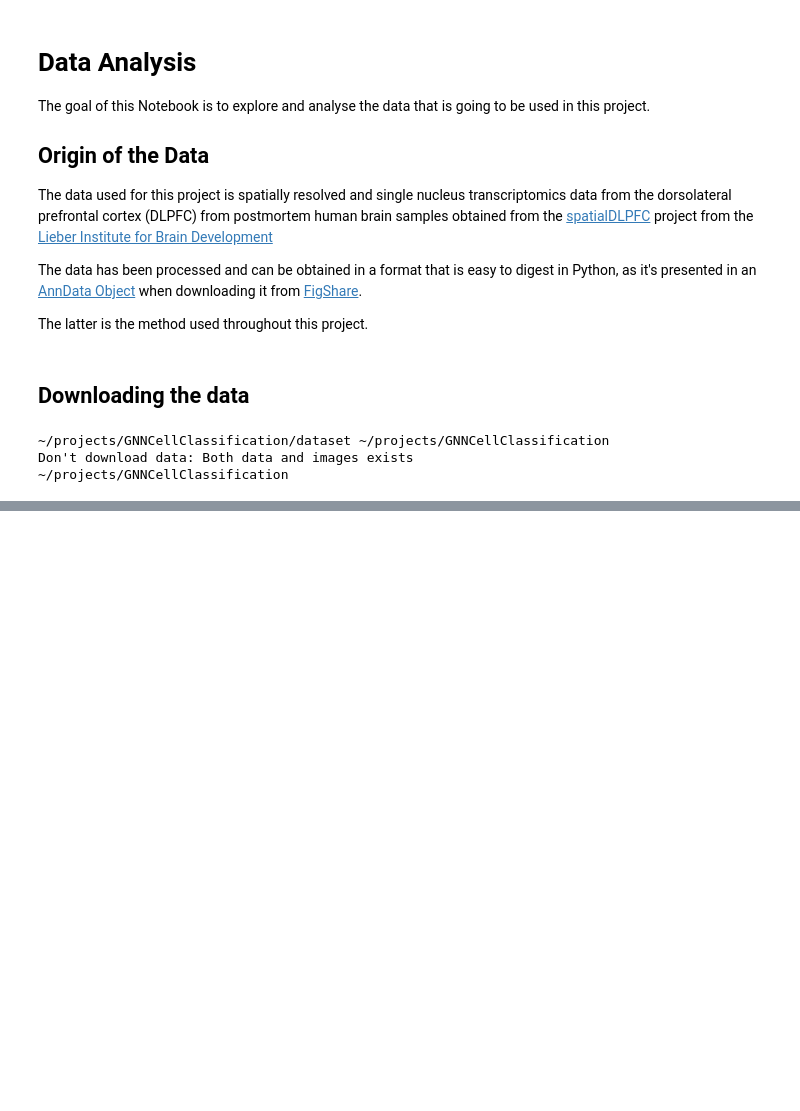
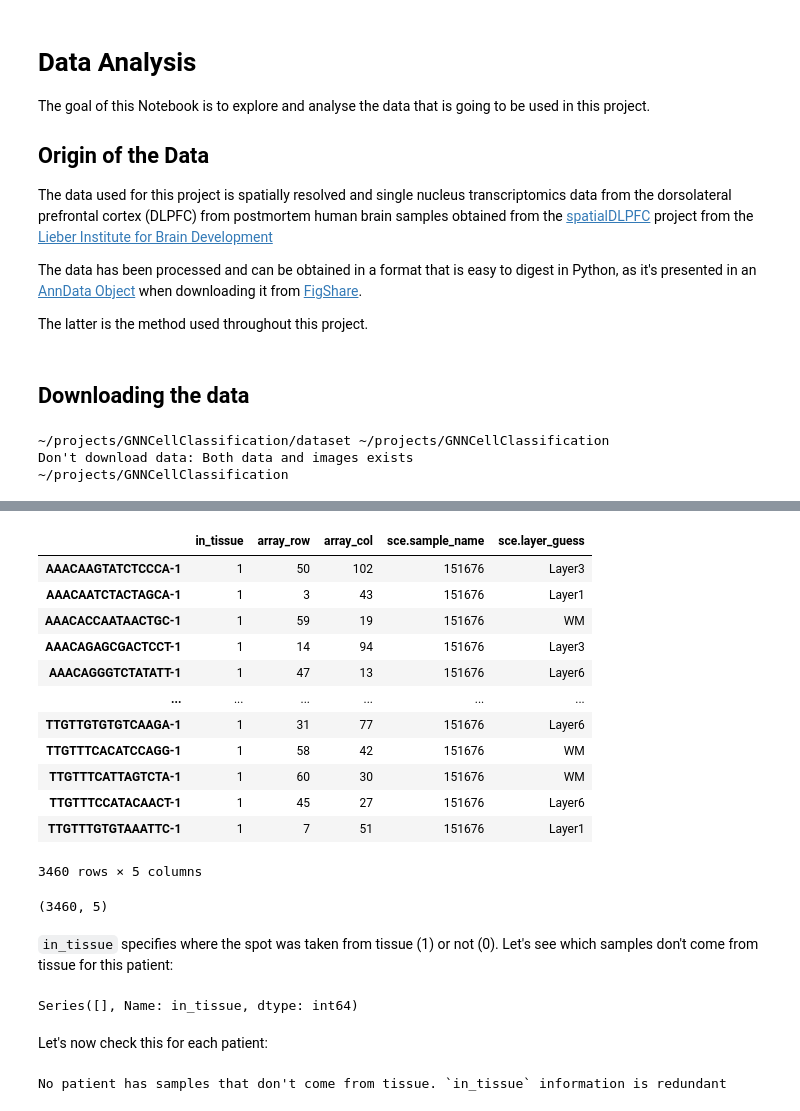
Before and after one commit to taomasgonzalez/GNNCellClassification, a Jupyter notebook: DataAnalysis.ipynb, the cells around one changed output, grey strips where cells are left out. Drawn from its saved outputs; the diff is of its cells as text; code cells hidden in the pictures; blank space fills up the shorter version.

Commit message:
DataAnalysis: explore and explain the data

```diff
--- a/DataAnalysis.ipynb
+++ b/DataAnalysis.ipynb
@@ -20,0 +28,9 @@ Don't download data: Both data and images exists
+# %%
+%load_ext autoreload
+%autoreload 2
+
+import importlib
+import preprocess
+
+data_dir, img_dir, graph_dir = "dataset/data", "dataset/images", "out/graphs"
+ann_data, histology_imgs = preprocess.main(data_dir, img_dir, graph_dir)
@@ -20,0 +116,41 @@ Don't download data: Both data and images exists
+# %%
+ann_data['151676'].obs
+# %% [output]
+|  | in_tissue | array_row | array_col | sce.sample_name | sce.layer_guess |
+| AAACAAGTATCTCCCA-1 | 1 | 50 | 102 | 151676 | Layer3 |
+| AAACAATCTACTAGCA-1 | 1 | 3 | 43 | 151676 | Layer1 |
+| AAACACCAATAACTGC-1 | 1 | 59 | 19 | 151676 | WM |
+| AAACAGAGCGACTCCT-1 | 1 | 14 | 94 | 151676 | Layer3 |
+| AAACAGGGTCTATATT-1 | 1 | 47 | 13 | 151676 | Layer6 |
+| ... | ... | ... | ... | ... | ... |
+| TTGTTGTGTGTCAAGA-1 | 1 | 31 | 77 | 151676 | Layer6 |
+| TTGTTTCACATCCAGG-1 | 1 | 58 | 42 | 151676 | WM |
+| TTGTTTCATTAGTCTA-1 | 1 | 60 | 30 | 151676 | WM |
+| TTGTTTCCATACAACT-1 | 1 | 45 | 27 | 151676 | Layer6 |
+| TTGTTTGTGTAAATTC-1 | 1 | 7 | 51 | 151676 | Layer1 |
+3460 rows × 5 columns
+# %%
+ann_data['151676'].obs.shape
+# %% [output]
+(3460, 5)
+# %% [markdown]
+`in_tissue` specifies where the spot was taken from tissue (1) or not (0).
+Let's see which samples don't come from tissue for this patient:
+# %%
+ann_data['151676'].obs['in_tissue'].loc[ann_data['151676'].obs['in_tissue'] == 0]
+# %% [output]
+Series([], Name: in_tissue, dtype: int64)
+# %% [markdown]
+Let's now check this for each patient:
+# %%
+no_tissue = False
+for patient_id in ann_data.keys():
+    len_i = len(ann_data[patient_id].obs['in_tissue'].loc[ann_data[patient_id].obs['in_tissue'] == 0])
+    no_tissue = len_i != 0
+    if no_tissue:
+        print(f"patient {patient_id} has samples that don't come from tissue")
+
+if not no_tissue:
+    print("No patient has samples that don't come from tissue. `in_tissue` information is redundant")
+# %% [output]
+No patient has samples that don't come from tissue. `in_tissue` information is redundant
```
Also changed, not shown: parts of 50 cells of this notebook, 3 other files.
